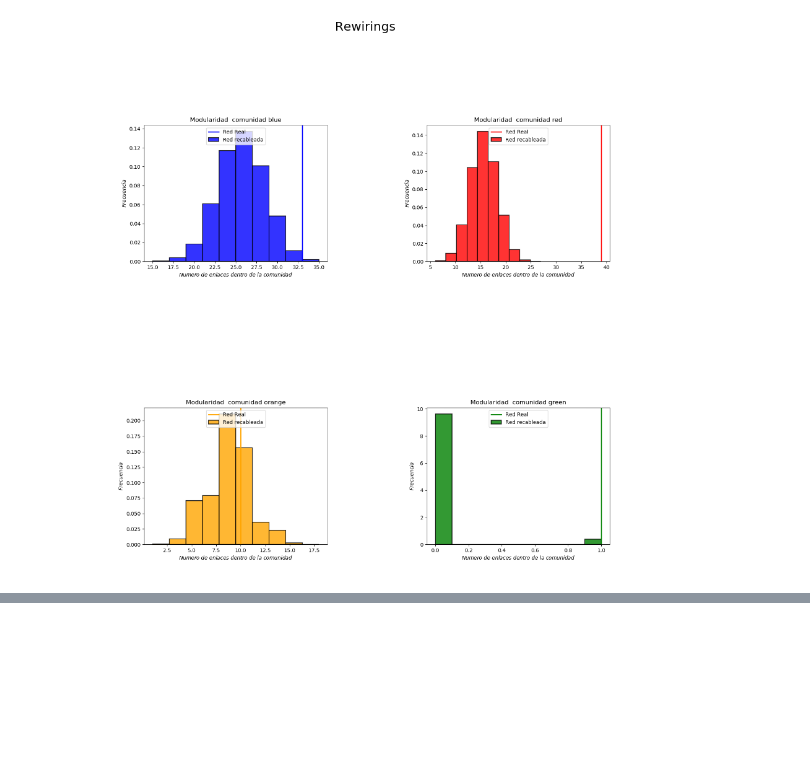
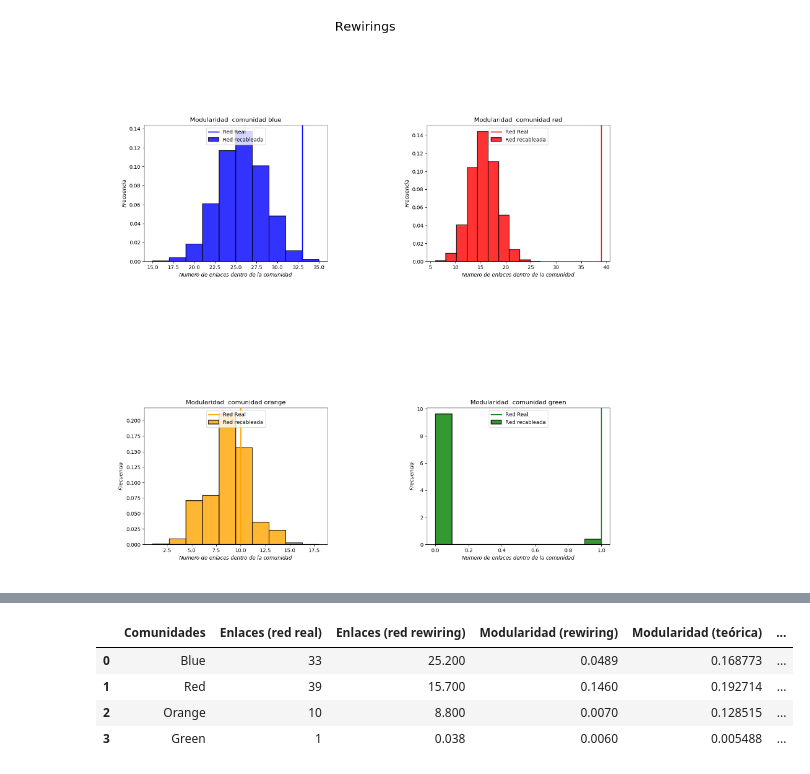
Before and after one commit to Redes2018/tp3, a Jupyter notebook: fast_greedy.ipynb, the cells around one changed output, grey strips where cells are left out. Cells and saved outputs as stored; diff of their text form; code cells hidden in the pictures; blank space fills up the shorter version.

Commit message:
fast_greedy Test de Fisher para generos 1d)

```diff
--- a/fast_greedy.ipynb
+++ b/fast_greedy.ipynb
@@ -369,0 +420,25 @@ tabla_resumen
+# %%
+dc=[22,20,14,2]#numero de delfines totales en cada comunidad
+fc=[15,2,5,2]#numero de hembras en cada comunidad
+mc=[7,18,9,0]#numero de machos en cada comunidadish
+pFish=[0.00048,0.001,0.238,0.146]#probabilidad del test de Fischer
+pvalor=[0.00054,0.999,0.713,0.146]#p-valor
+
+tabla_resumen = pd.DataFrame({"Comunidades":["Blue","Red","Orange","Green"],
+                    "Modularidad (teórica)":modularidades,
+                    "Modularidad (rewiring)":modularidad_rewiring,
+                    "Enlaces (red real)":enlaces_red_real,
+                    "Enlaces (red rewiring)":enlaces_red_rewiring,
+                    "Ndelfines":dc,
+                    "Nhembras":fc,
+                    "Nmachos":mc,
+                    "pFischer":pFish,
+                    "pValor":pvalor,
+                   })
+tabla_resumen
+# %% [output]
+|  | Comunidades | Enlaces (red real) | Enlaces (red rewiring) | Modularidad (rewiring) | Modularidad (teórica) | ... |
+| 0 | Blue | 33 | 25.200 | 0.0489 | 0.168773 | ... |
+| 1 | Red | 39 | 15.700 | 0.1460 | 0.192714 | ... |
+| 2 | Orange | 10 | 8.800 | 0.0070 | 0.128515 | ... |
+| 3 | Green | 1 | 0.038 | 0.0060 | 0.005488 | ... |
```
Also changed, not shown: parts of 9 cells of this notebook, 2 other files.
